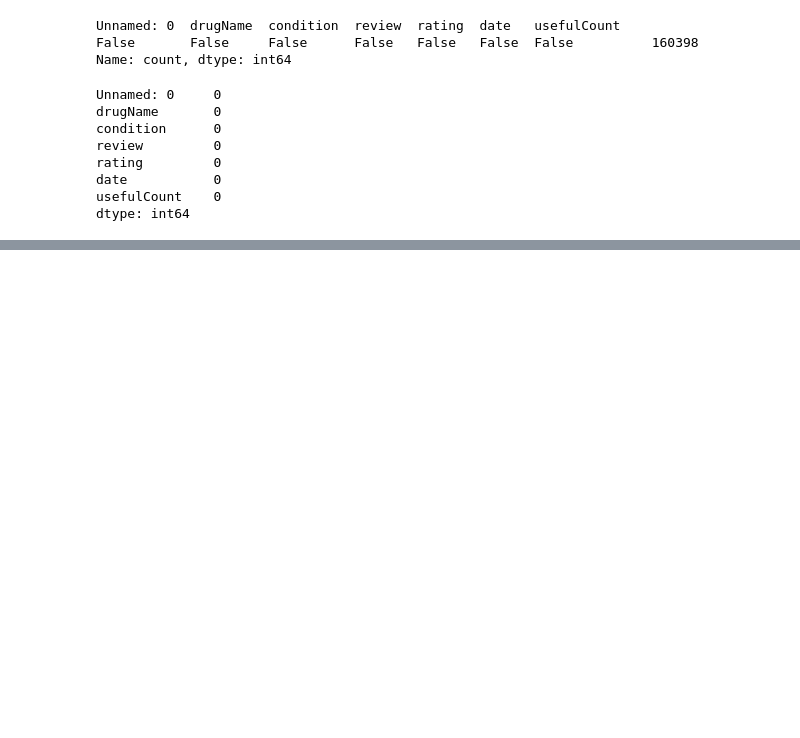
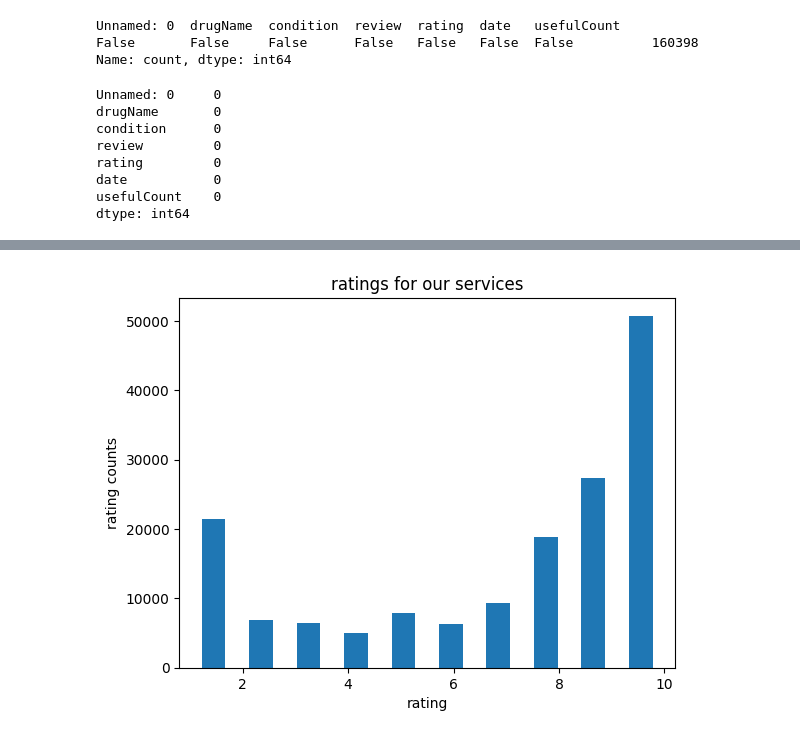
Before and after one commit to Anishmnaik/disease-prediction-and-medicine-prescription-use-drug-dataset, a Jupyter notebook: preprocessing.ipynb, the cells around one changed output, grey strips where cells are left out. Cells and saved outputs as stored; diff of their text form; code cells hidden in the pictures; blank space fills up the shorter version.

```diff
--- a/preprocessing.ipynb
+++ b/preprocessing.ipynb
@@ -110,0 +179,3 @@ plt.show()
+# %%
+rate=data['rating']
+rate
@@ -110,0 +195,8 @@ plt.show()
+# %%
+plt.hist(rate,rwidth=0.5)
+plt.title('ratings for our services')
+plt.xlabel('rating')
+plt.ylabel('rating counts')
+plt.show()
+# %% [output]
+[figure, added]
```
Also changed, not shown: parts of 11 cells of this notebook.
